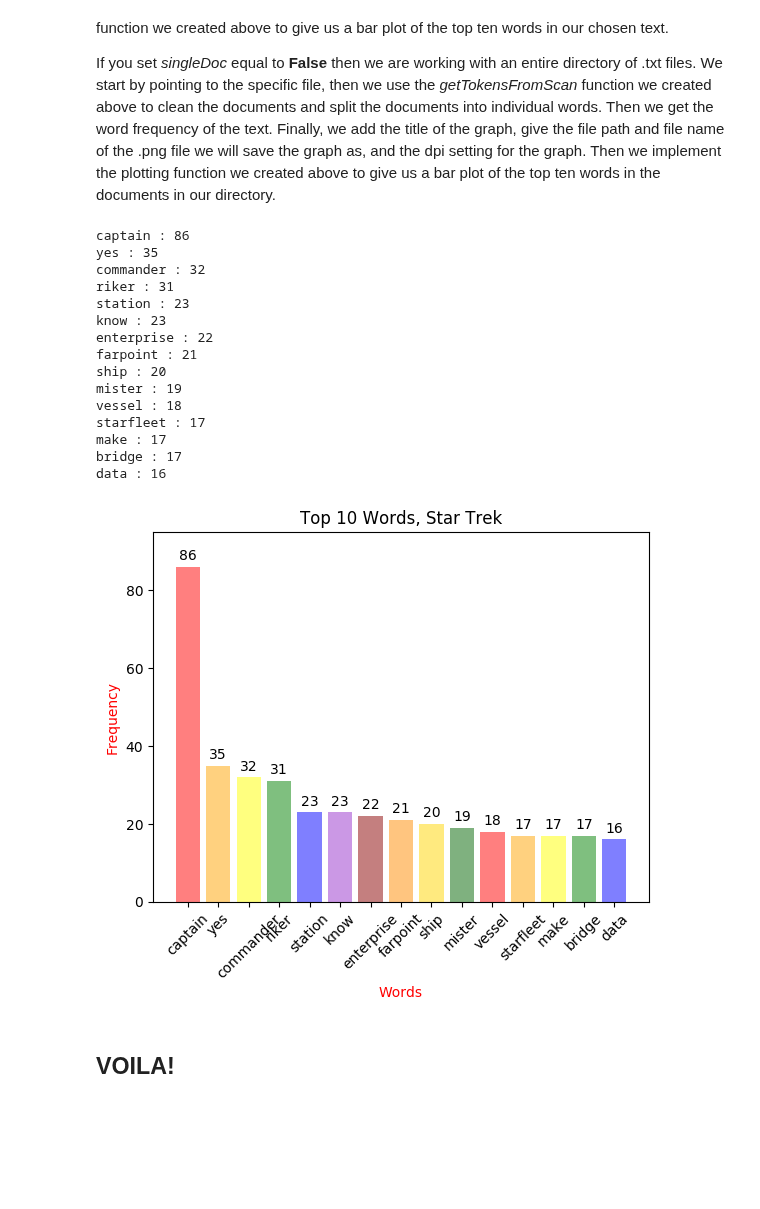
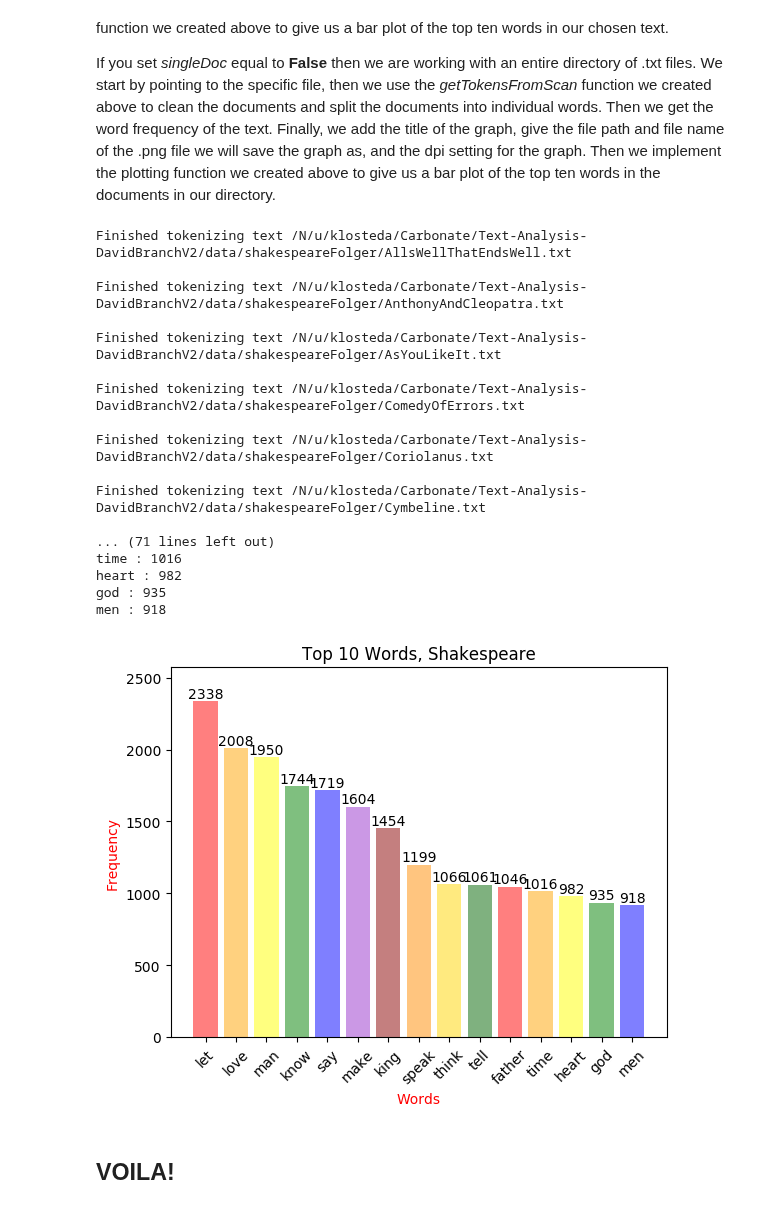
Before and after one commit to cyberdh/Text-Analysis, a Jupyter notebook: Python/Py_notebooks/topTenPlainText-Py.ipynb, the cells around one changed output. Saved outputs shown, nothing was run; the diff lists cells and outputs as text; code cells hidden in the pictures; blank space fills up the shorter version.

Commit message:
Updated file paths
Updated file paths to correspond with this GitHub branch when downloaded to ReD.

```diff
--- a/Python/Py_notebooks/topTenPlainText-Py.ipynb
+++ b/Python/Py_notebooks/topTenPlainText-Py.ipynb
@@ -66,9 +66,8 @@ Now we add the *homePath* file path to other folder names that lead to a folder
 Lastly, we use the file path from *dataHome* to point to the directory where our data is stored and save that as *corpusRoot*.
 # %%
 homePath = os.environ['HOME']
-dataHome = os.path.join(homePath, 'IntroTextAnalysis', 'data')
-dataResults = os.path.join(homePath, 'IntroTextAnalysis', 'Results')
-corpusRoot = os.path.join(dataHome, 'StarTrek')
+dataHome = os.path.join(homePath, 'Text-Analysis-DavidBranchV2', 'data', 'shakespeareFolger')
+dataResults = os.path.join(homePath, 'Text-Analysis-DavidBranchV2', 'Output')
 # %% [markdown]
 ### Set needed variables
 This is where you will make some decisions about your data and set the necessary variables.
@@ -79,7 +78,7 @@ The *nltkStop* is where you determine if you want to use the built in stopword l
 
 Lastly, customStop is for if you have a .txt file that contains additional stopwords that you would like to read in and have added to the existing stopWords list. You do **NOT** need to use the NLTK stopwords list in order to add your own custom list of stopwords. **NOTE: Your custom stopwords file needs to have one word per line as it reads in a line at a time and the full contents of the line is read in and added to the existing stopwords list.** If you have a list of your own then set *customStop* equal to **True**. If you do not have your own custom stopwords list then set *customStop* equal to **False**.
 # %%
-singleDoc = True
+singleDoc = False
 nltkStop = True
 customStop = True
 stopWords = []
@@ -95,7 +94,7 @@ If you need to see the list of available languages in nltk simply remove the '#'
 if nltkStop is True:
     stopWords.extend(stopwords.words('english'))
 
-    stopWords.extend(['would', 'said', 'says', 'also'])
+    stopWords.extend(['would', 'said', 'says', 'also', 'good', 'lord', 'come'])
 
 #print(" ".join(stopwords.fileids()))
 # %% [markdown]
@@ -117,7 +116,7 @@ We need to create a few functions in order to calculate and plot the ten most fr
 #### Text Cleaning
 The first function does some text cleaning for us and requires the text being cleaned and whether or not there is a stopword list for arguments. Now come the statements to be executed. First we lowercase the text or else 'Love' and 'love' will be counted as two different words, so we make them all 'love'. Then we split the text into individual words and remove empty spaces. Then we remove any digits, stopwords, and punctuation and return a list of cleaned words.
 # %%
-def textClean(text, stopWordsList = None):
+def textClean(text):
 
     text = text.strip().lower()
 
@@ -252,53 +251,55 @@ If you set *singleDoc* equal to **False** then we are working with an entire dir
 # %%
 if singleDoc is True:
     # Use case one, analyze top 10 most frequent words from a single text
 
-    textFilepath = os.path.join(corpusRoot,'season1', 'S1_E01.txt')
+    textFilepath = os.path.join(dataHome, 'Hamlet.txt')
 
     # get tokens
     tokens = getTokensFromSingleText(textFilepath)
 
     # get frequency
     freq = getFreq(tokens)
 
-    title = 'Top 10 Words, Star Trek'
+    title = 'Top 10 Words, Hamlet'
 
-    imgFilepath = os.path.join(dataResults, 'starTrek102TopTenPlainText.png')
+    imgFilepath = os.path.join(dataResults, 'hamletTopTenPlainText.png')
 
     dpi = 300
 
     plotTopTen(freq, title, imgFilepath, dpi)
 else:
     # Use case two, analyze top 10 most frequent words from a corpus root
 
-    tokens = getTokensFromScan(corpusRoot)
+    tokens = getTokensFromScan(dataHome)
 
     # get frequency
     freq = getFreq(tokens)
 
-    title = 'Top 10 Words, Star Trek: Next Generation'
+    title = 'Top 10 Words, Shakespeare'
 
     imgFilepath = os.path.join(dataResults, 'starTrekTopTenPlainText.png')
 
     dpi = 300
 
     plotTopTen(freq, title, imgFilepath, dpi)
 # %% [output]
-captain : 86
-yes : 35
-commander : 32
-riker : 31
-station : 23
-know : 23
-enterprise : 22
-farpoint : 21
-ship : 20
-mister : 19
-vessel : 18
-starfleet : 17
-make : 17
-bridge : 17
-data : 16
+Finished tokenizing text /N/u/klosteda/Carbonate/Text-Analysis-DavidBranchV2/data/shakespeareFolger/AllsWellThatEndsWell.txt
+
+Finished tokenizing text /N/u/klosteda/Carbonate/Text-Analysis-DavidBranchV2/data/shakespeareFolger/AnthonyAndCleopatra.txt
+
+Finished tokenizing text /N/u/klosteda/Carbonate/Text-Analysis-DavidBranchV2/data/shakespeareFolger/AsYouLikeIt.txt
+
+Finished tokenizing text /N/u/klosteda/Carbonate/Text-Analysis-DavidBranchV2/data/shakespeareFolger/ComedyOfErrors.txt
+
+Finished tokenizing text /N/u/klosteda/Carbonate/Text-Analysis-DavidBranchV2/data/shakespeareFolger/Coriolanus.txt
+
+Finished tokenizing text /N/u/klosteda/Carbonate/Text-Analysis-DavidBranchV2/data/shakespeareFolger/Cymbeline.txt
+
+... (71 lines left out)
+time : 1016
+heart : 982
+god : 935
+men : 918
-[figure, old version]
+[figure, new version]
 # %% [markdown]
 ## VOILA!
```
